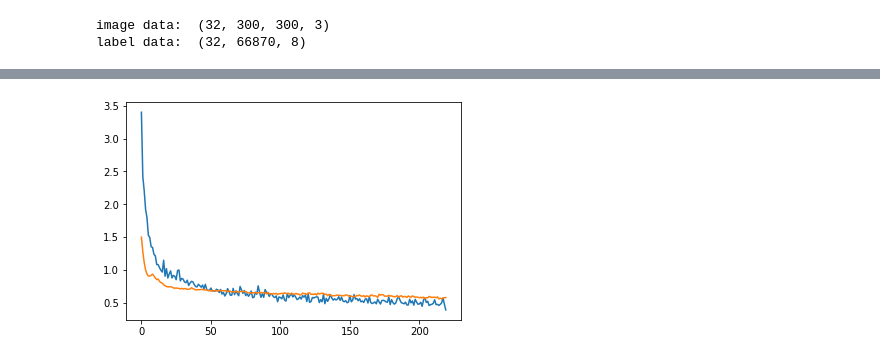
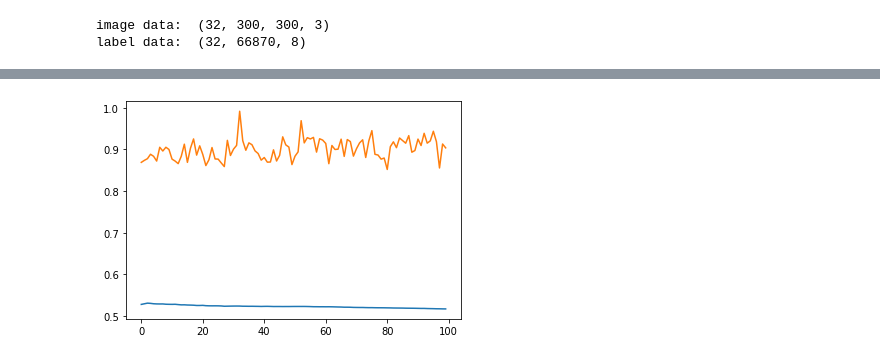
Before and after one commit to kiddos/model-zoo, a Jupyter notebook: face-mask-detection/face-mask-detection.ipynb, the cells around one changed output, grey strips where cells are left out. Saved outputs shown, nothing was run; the diff lists cells and outputs as text; code cells hidden in the pictures.

```diff
--- a/face-mask-detection/face-mask-detection.ipynb
+++ b/face-mask-detection/face-mask-detection.ipynb
@@ -792,9 +847,9 @@ validation loss:  0.55070937
-# %%
-plt.plot(train_loss)
-plt.plot(val_loss)
-plt.show()
-# %% [output]
-[figure, removed]
+# %%
+plt.plot(train_loss2)
+plt.plot(val_loss2)
+plt.show()
+# %% [output]
+[figure, added]
 # %%
 def sigmoid(x):
     return 1.0 / (1.0 + np.exp(-x))
```
Also changed, not shown: parts of 26 cells of this notebook, 1 other file.
